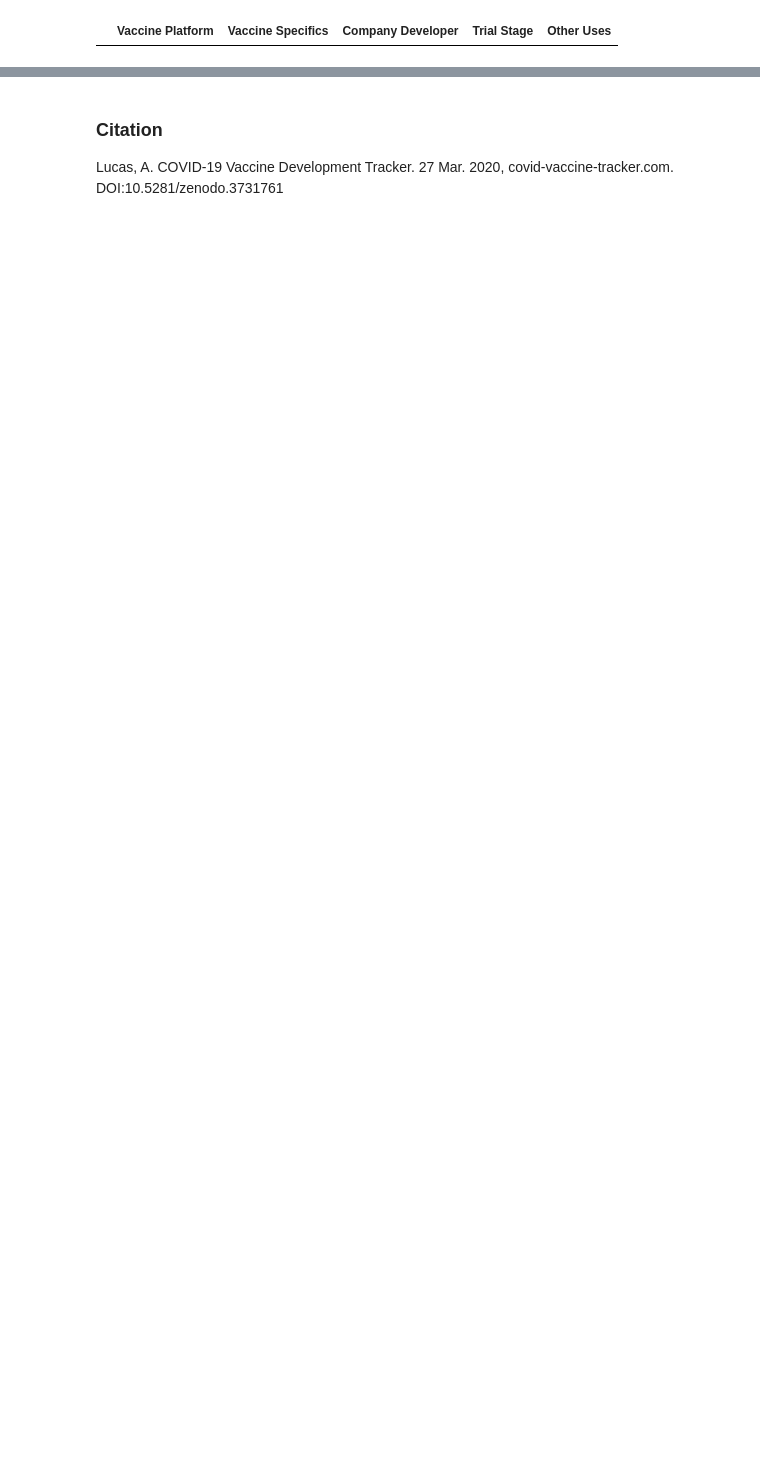
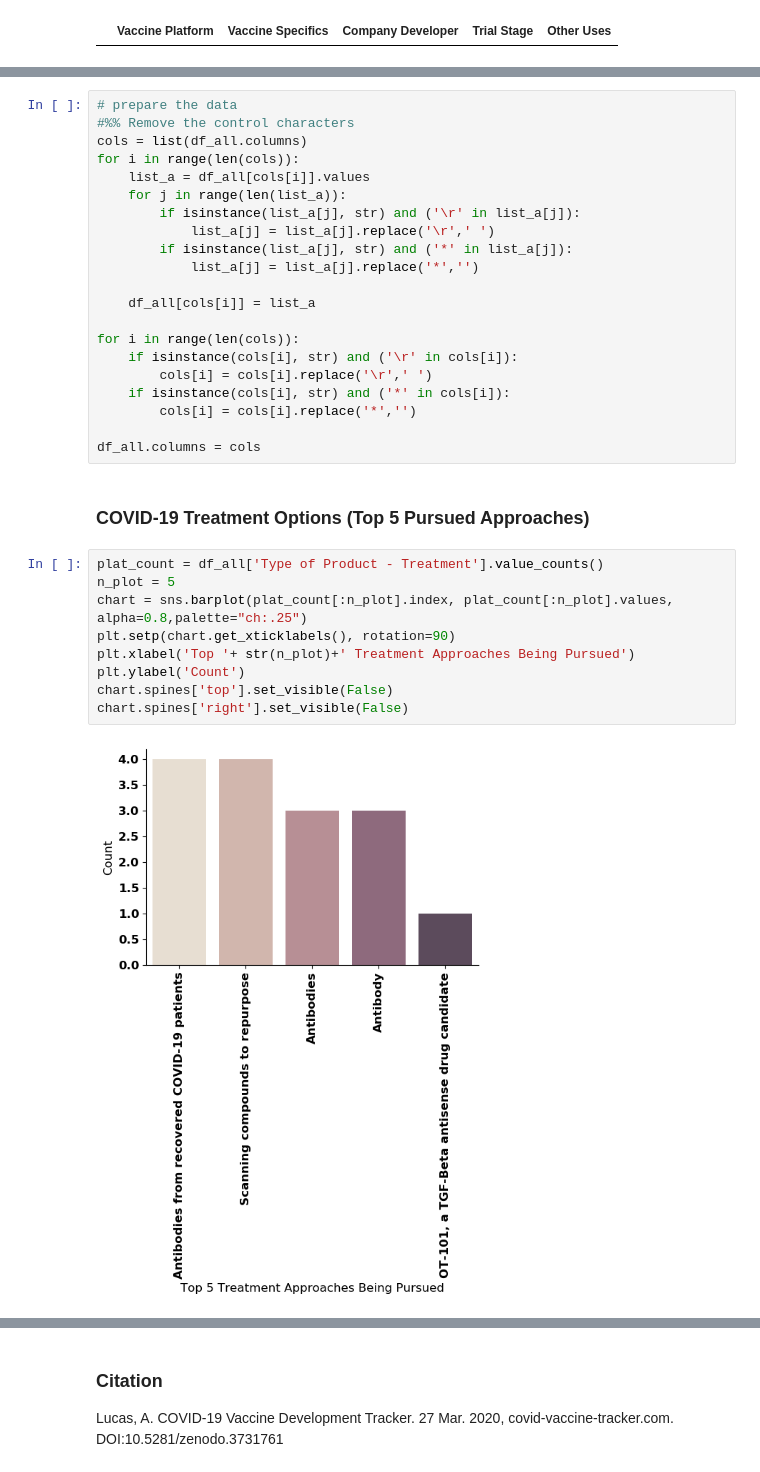
Before and after one commit to allucas/allucas.github.io, a Jupyter notebook: Notebooks/Index.ipynb, the cells around one changed output, grey strips where cells are left out. Drawn from its saved outputs; the diff is of its cells as text; blank space fills up the shorter version.

```diff
--- a/Notebooks/Index.ipynb
+++ b/Notebooks/Index.ipynb
@@ -208,0 +232,34 @@ df
+# %%
+# prepare the data
+#%% Remove the control characters
+cols = list(df_all.columns)
+for i in range(len(cols)):
+    list_a = df_all[cols[i]].values
+    for j in range(len(list_a)):
+        if isinstance(list_a[j], str) and ('\r' in list_a[j]):
+            list_a[j] = list_a[j].replace('\r',' ')
+        if isinstance(list_a[j], str) and ('*' in list_a[j]):
+            list_a[j] = list_a[j].replace('*','')
+
+    df_all[cols[i]] = list_a
+
+for i in range(len(cols)):
+    if isinstance(cols[i], str) and ('\r' in cols[i]):
+        cols[i] = cols[i].replace('\r',' ')
+    if isinstance(cols[i], str) and ('*' in cols[i]):
+        cols[i] = cols[i].replace('*','')
+
+df_all.columns = cols
+# %% [markdown]
+### COVID-19 Treatment Options (Top 5 Pursued Approaches)
+# %%
+plat_count = df_all['Type of Product - Treatment'].value_counts()
+n_plot = 5
+chart = sns.barplot(plat_count[:n_plot].index, plat_count[:n_plot].values, alpha=0.8,palette="ch:.25")
+plt.setp(chart.get_xticklabels(), rotation=90)
+plt.xlabel('Top '+ str(n_plot)+' Treatment Approaches Being Pursued')
+plt.ylabel('Count')
+chart.spines['top'].set_visible(False)
+chart.spines['right'].set_visible(False)
+# %% [output]
+[figure, added]
```
Also changed, not shown: parts of 14 cells of this notebook, 11 other files.
